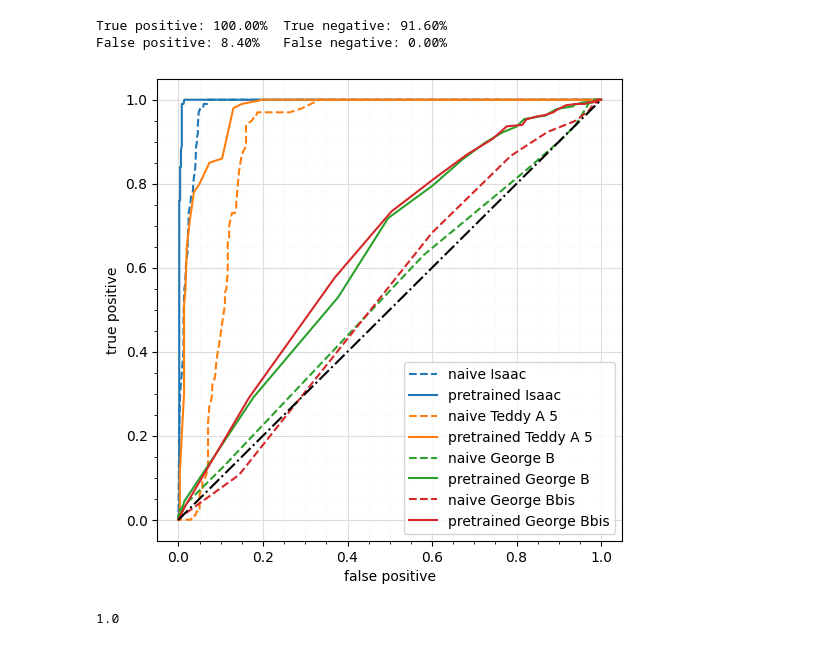
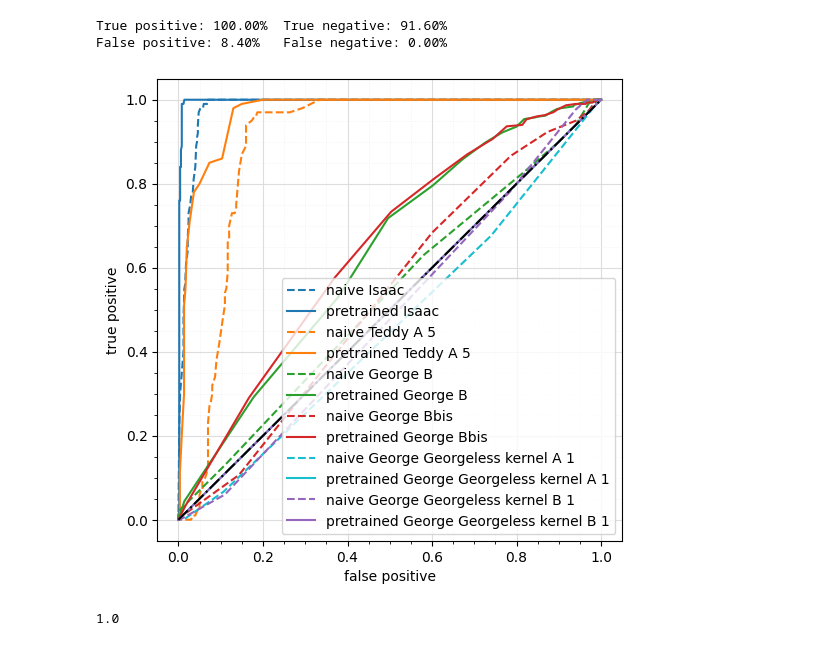
Before and after one commit to xafras/RFTL2, a Jupyter notebook: confusion_matrix.ipynb, the cells around one changed output. Drawn from its saved outputs; the diff is of its cells as text; code cells hidden in the pictures.

```diff
--- a/confusion_matrix.ipynb
+++ b/confusion_matrix.ipynb
@@ -23,17 +23,23 @@ False positive: 8.40%   False negative: 0.00%
 # %%
 model_list = [r'gross_scores_naive_Isaac.npz',
               r'gross_scores_pretrained_Isaac.npz',
             #   r'gross_scores_naive_Teddy_A_2.npz',
             #   r'gross_scores_pretrained_Teddy_A_2.npz',
               r'gross_scores_naive_Teddy_A_5.npz',
               r'gross_scores_pretrained_Teddy_A_5.npz',
               r'gross_scores_naive_George_B.npz',
               r'gross_scores_pretrained_George_B.npz',
               r'gross_scores_naive_George_Bbis.npz',
-              r'gross_scores_pretrained_George_Bbis.npz']
+              r'gross_scores_pretrained_George_Bbis.npz',
+
+              r'gross_scores_naive_George_Georgeless_kernel_A_1.npz',
+              r'gross_scores_pretrained_George_Georgeless_kernel_A_1.npz',
+              r'gross_scores_naive_George_Georgeless_kernel_B_1.npz',
+              r'gross_scores_pretrained_George_Georgeless_kernel_B_1.npz'
+              ]
 plot_roc(model_list, n_bit=100)
 # %% [output]
-[figure, old version]
+[figure, new version]
 # %%
 [[true_positives, false_positives], [false_negatives, true_negatives]] = get_confusion_matrix(data_path=r'gross_scores_naive_Isaac.npz', threshold=0.6)
 true_positives/(true_positives+false_positives)
```
Also changed, not shown: parts of 1 cell of this notebook, 23 other files.
